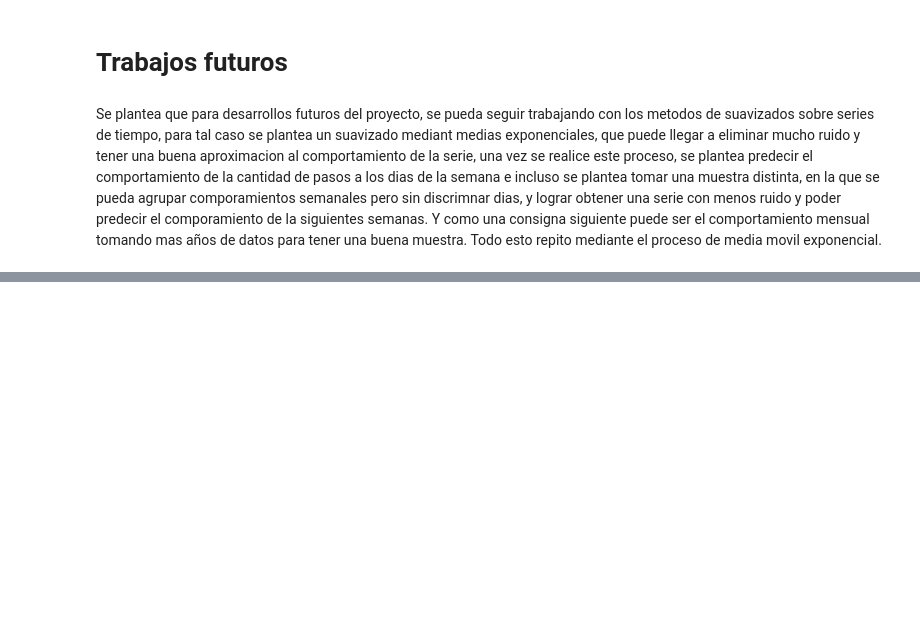
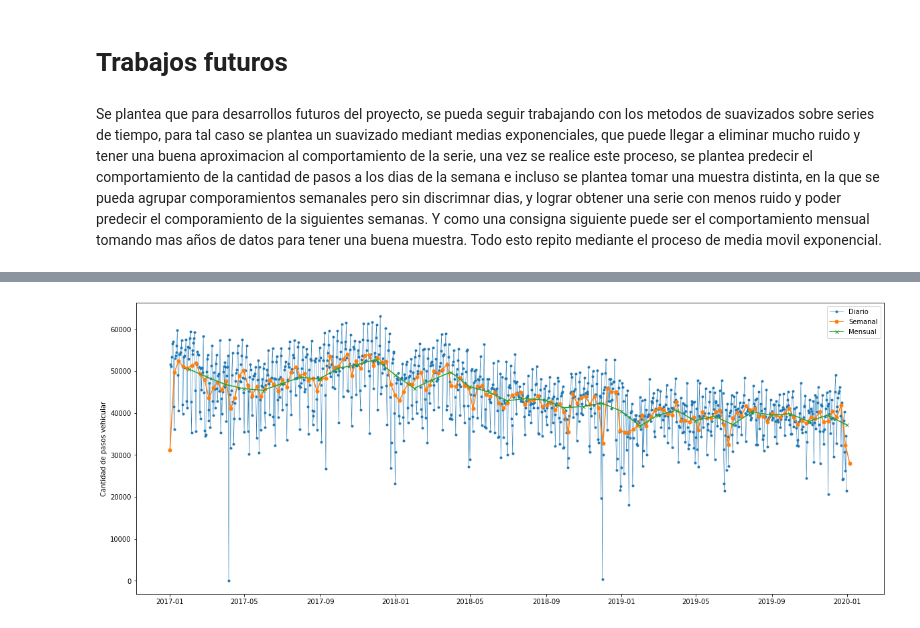
Before and after one commit to mianguevara/Acamica, a Jupyter notebook: DS_Proyecto_03_ST.ipynb, the cells around one changed output, grey strips where cells are left out. Drawn from its saved outputs; the diff is of its cells as text; code cells hidden in the pictures; blank space fills up the shorter version.

```diff
--- a/DS_Proyecto_03_ST.ipynb
+++ b/DS_Proyecto_03_ST.ipynb
@@ -832,0 +871,7 @@ Todo esto repito mediante el proceso de media movil exponencial.
+# %%
+#Concatenar los nuevos valores de cada dia de la semana en un solo dataframe
+
+diario_new=dataset_monday.copy()
+diario_new=diario_new.append([dataset_tuesday,dataset_wednesday,dataset_thursday,dataset_friday,dataset_saturday,dataset_sunday])
+diario_new=diario_new.sort_index()
+diario_new
@@ -832,0 +893,6 @@ Todo esto repito mediante el proceso de media movil exponencial.
+# %%
+# Se hace un remuestreo para semanas
+
+media_opsd_semanal = diario_new['cantidad_pasos'].resample('W').mean()
+media_opsd_semanal = media_opsd_semanal.to_frame()
+media_opsd_semanal.head()
@@ -832,0 +907,6 @@ Todo esto repito mediante el proceso de media movil exponencial.
+# %%
+# Se hace un remuestreo para meses
+
+media_opsd_mensual = diario_new['cantidad_pasos'].resample('M').mean()
+media_opsd_mensual=media_opsd_mensual.to_frame()
+media_opsd_mensual.head()
@@ -832,0 +921,12 @@ Todo esto repito mediante el proceso de media movil exponencial.
+# %%
+#Se grafica el comportamiento de los remuestreos y el dataset diario con la limpieza que se le hizo anteriormente
+
+fig,eje = plt.subplots(figsize=(20,8))
+eje.plot(diario_new['cantidad_pasos'],marker='.',linestyle='-',linewidth=0.5,label='Diario')
+eje.plot(media_opsd_semanal['cantidad_pasos'],marker='o',markersize=5,label='Semanal')
+eje.plot(media_opsd_mensual['cantidad_pasos'],marker='x',markersize=5,label='Mensual')
+eje.set_ylabel('Cantidad de pasos vehicular')
+eje.legend()
+plt.show()
+# %% [output]
+[figure, added]
```
Also changed, not shown: parts of 21 cells of this notebook.
